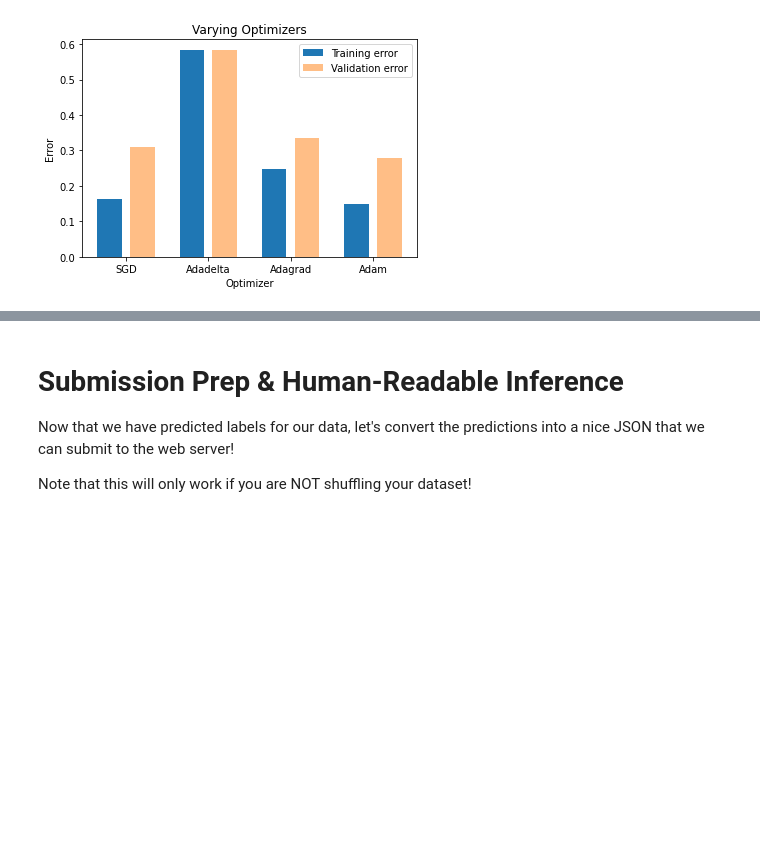
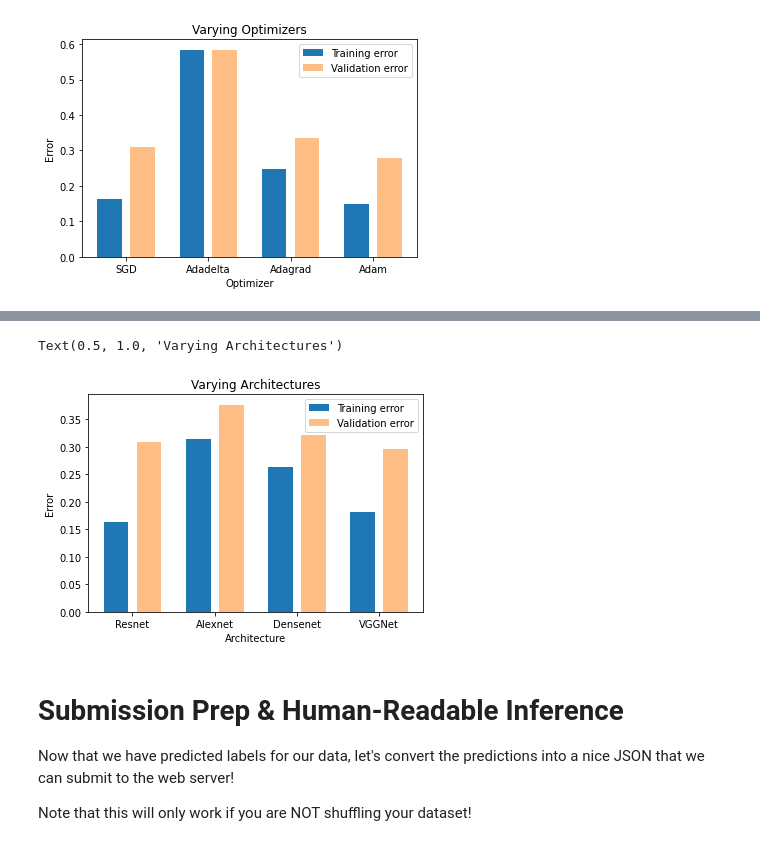
Before and after one commit to ivanjut/6869_miniplaces, a Jupyter notebook: Miniplaces_Part2.ipynb, the cells around one changed output, grey strips where cells are left out. Saved outputs shown, nothing was run; the diff lists cells and outputs as text; code cells hidden in the pictures; blank space fills up the shorter version.

Commit message:
ran different architectures

```diff
--- a/Miniplaces_Part2.ipynb
+++ b/Miniplaces_Part2.ipynb
@@ -767,3 +937,22 @@ Text(0.5, 1.0, 'Varying Optimizers')
+# %%
+architectures = ['Resnet', 'Alexnet', 'Densenet', 'VGGNet']
+train_errors = [1-0.8376, 1-0.68605, 1-0.73755, 1-0.8182]
+val_errors = [1-0.6912, 1-0.6236, 1-0.6794, 1-0.7038]
+
+barWidth = 0.4
+r1 = np.arange(len(train_errors))
+r2 = [x + barWidth for x in r1]
+
+plt.bar(r1, train_errors, width=0.3, label='Training error')
+plt.bar(r2, val_errors, width=0.3, alpha=0.5, label='Validation error')
+plt.legend()
+plt.xticks([r + barWidth / 2 for r in range(len(train_errors))], architectures)
+plt.ylabel('Error')
+plt.xlabel('Architecture')
+plt.title('Varying Architectures')
+# %% [output]
+Text(0.5, 1.0, 'Varying Architectures')
+[figure, added]
 # %% [markdown]
 # Submission Prep & Human-Readable Inference
 
```
Also changed, not shown: parts of 7 cells of this notebook.
